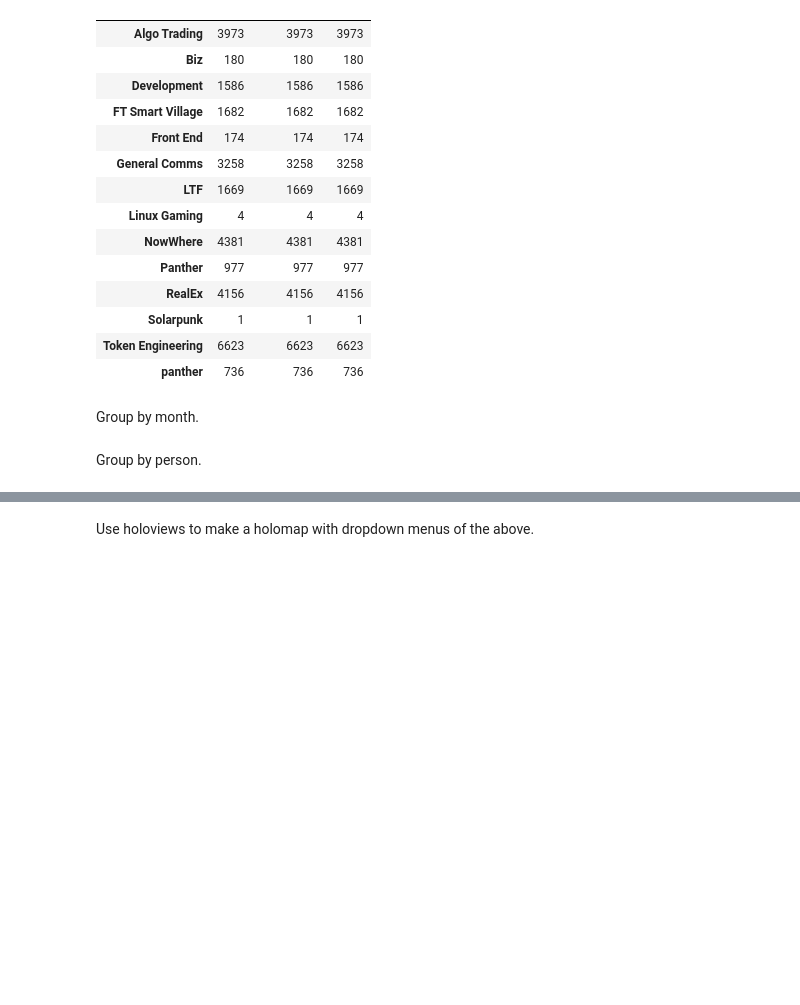
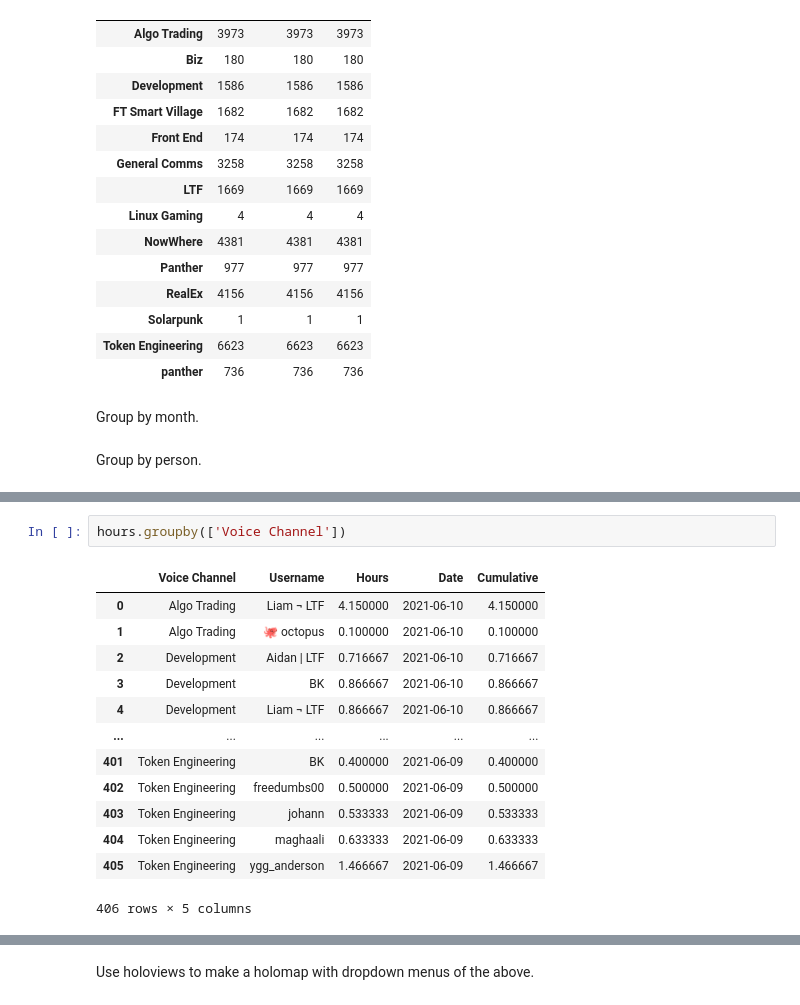
Before and after one commit to longtailfinancial/alexandra, a Jupyter notebook: utilities/timelogs.ipynb, the cells around one changed output, grey strips where cells are left out. Cells and saved outputs as stored; diff of their text form; blank space fills up the shorter version.

```diff
--- a/utilities/timelogs.ipynb
+++ b/utilities/timelogs.ipynb
@@ -43,0 +102,16 @@ Group by person.
+# %%
+hours.groupby(['Voice Channel'])
+# %% [output]
+|  | Voice Channel | Username | Hours | Date | Cumulative |
+| 0 | Algo Trading | Liam ¬ LTF | 4.150000 | 2021-06-10 | 4.150000 |
+| 1 | Algo Trading | 🐙 octopus | 0.100000 | 2021-06-10 | 0.100000 |
+| 2 | Development | Aidan | LTF | 0.716667 | 2021-06-10 | 0.716667 |
+| 3 | Development | BK | 0.866667 | 2021-06-10 | 0.866667 |
+| 4 | Development | Liam ¬ LTF | 0.866667 | 2021-06-10 | 0.866667 |
+| ... | ... | ... | ... | ... | ... |
+| 401 | Token Engineering | BK | 0.400000 | 2021-06-09 | 0.400000 |
+| 402 | Token Engineering | freedumbs00 | 0.500000 | 2021-06-09 | 0.500000 |
+| 403 | Token Engineering | johann | 0.533333 | 2021-06-09 | 0.533333 |
+| 404 | Token Engineering | maghaali | 0.633333 | 2021-06-09 | 0.633333 |
+| 405 | Token Engineering | ygg_anderson | 1.466667 | 2021-06-09 | 1.466667 |
+406 rows × 5 columns
```
Also changed, not shown: parts of 21 cells of this notebook.
